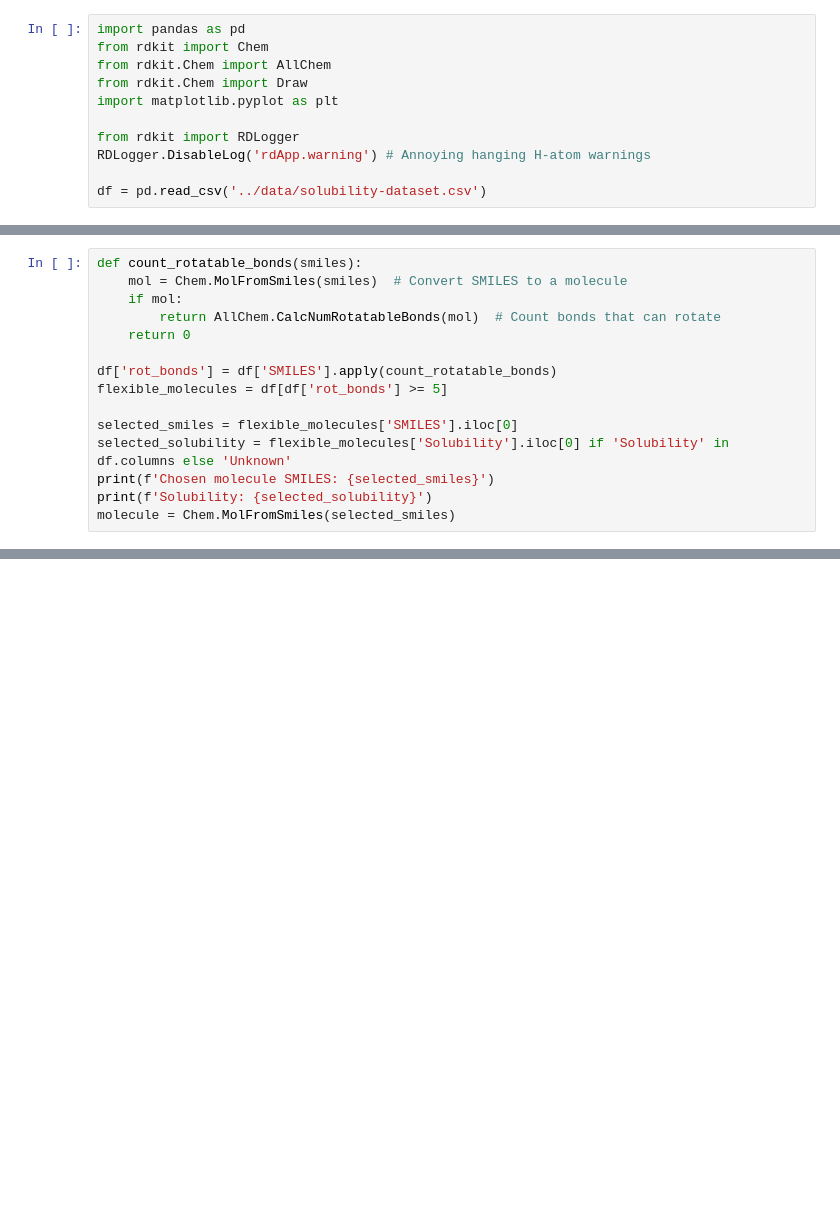
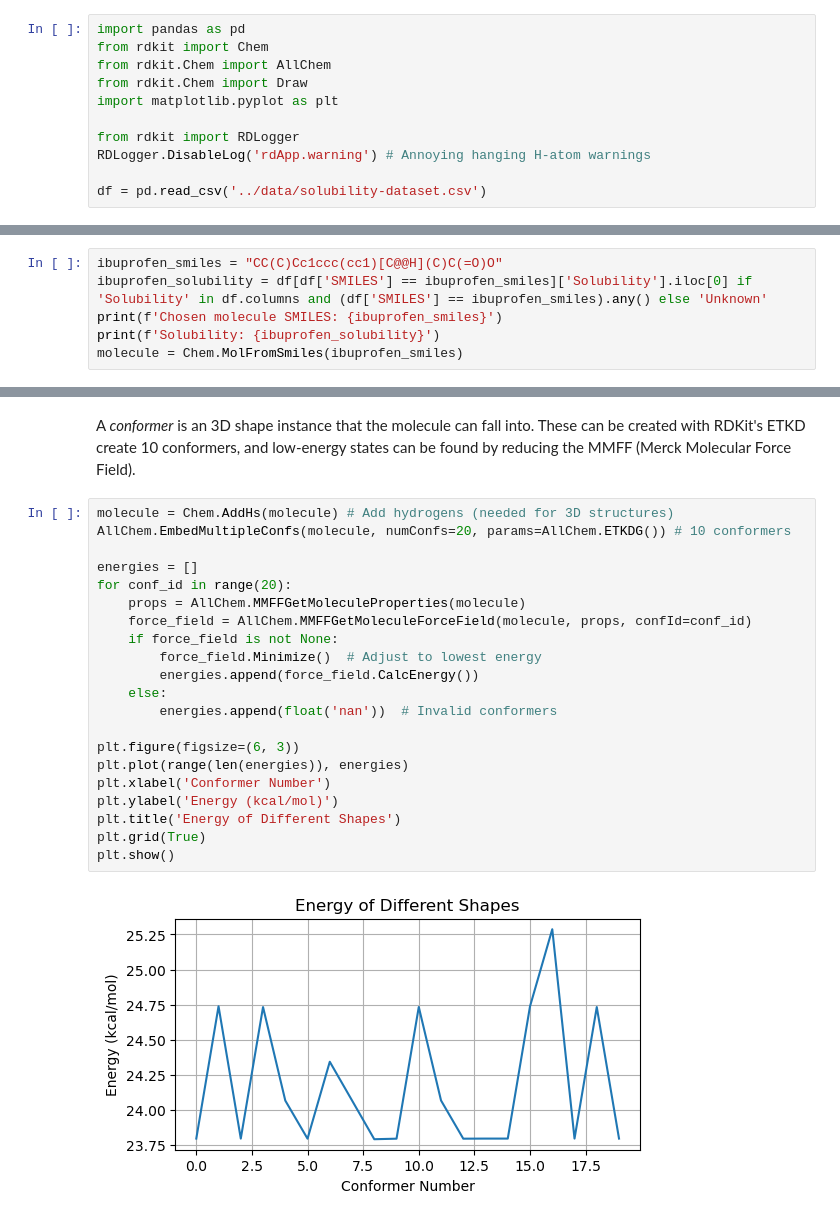
Before and after one commit to PritRaj1/GP-AqSolDB, a Jupyter notebook: notebooks/ConformationalFlexibility.ipynb, the cells around one changed output, grey strips where cells are left out. Saved outputs shown, nothing was run; the diff lists cells and outputs as text; blank space fills up the shorter version.

Commit message:
mmff minimise and visualise stable molecule

```diff
--- a/notebooks/ConformationalFlexibility.ipynb
+++ b/notebooks/ConformationalFlexibility.ipynb
@@ -18,16 +18,7 @@ AQSolDB stores SMILES strings (like 'CCO' for ethanol) for each of its molecules
 # %%
-def count_rotatable_bonds(smiles):
-    mol = Chem.MolFromSmiles(smiles)  # Convert SMILES to a molecule
-    if mol:
-        return AllChem.CalcNumRotatableBonds(mol)  # Count bonds that can rotate
-    return 0
-
-df['rot_bonds'] = df['SMILES'].apply(count_rotatable_bonds)
-flexible_molecules = df[df['rot_bonds'] >= 5]
-
-selected_smiles = flexible_molecules['SMILES'].iloc[0]
-selected_solubility = flexible_molecules['Solubility'].iloc[0] if 'Solubility' in df.columns else 'Unknown'
-print(f'Chosen molecule SMILES: {selected_smiles}')
-print(f'Solubility: {selected_solubility}')
-molecule = Chem.MolFromSmiles(selected_smiles)
+ibuprofen_smiles = "CC(C)Cc1ccc(cc1)[C@@H](C)C(=O)O"
+ibuprofen_solubility = df[df['SMILES'] == ibuprofen_smiles]['Solubility'].iloc[0] if 'Solubility' in df.columns and (df['SMILES'] == ibuprofen_smiles).any() else 'Unknown'
+print(f'Chosen molecule SMILES: {ibuprofen_smiles}')
+print(f'Solubility: {ibuprofen_solubility}')
+molecule = Chem.MolFromSmiles(ibuprofen_smiles)
 # %% [output]
@@ -53,0 +27,25 @@ Error:
+# %% [markdown]
+A *conformer* is an 3D shape instance that the molecule can fall into. These can be created with RDKit's ETKD create 10 conformers, and low-energy states can be found by reducing the MMFF (Merck Molecular Force Field).
+# %%
+molecule = Chem.AddHs(molecule) # Add hydrogens (needed for 3D structures)
+AllChem.EmbedMultipleConfs(molecule, numConfs=20, params=AllChem.ETKDG()) # 10 conformers
+
+energies = []
+for conf_id in range(20):
+    props = AllChem.MMFFGetMoleculeProperties(molecule)
+    force_field = AllChem.MMFFGetMoleculeForceField(molecule, props, confId=conf_id)
+    if force_field is not None:
+        force_field.Minimize()  # Adjust to lowest energy
+        energies.append(force_field.CalcEnergy())
+    else:
+        energies.append(float('nan'))  # Invalid conformers
+
+plt.figure(figsize=(6, 3))
+plt.plot(range(len(energies)), energies)
+plt.xlabel('Conformer Number')
+plt.ylabel('Energy (kcal/mol)')
+plt.title('Energy of Different Shapes')
+plt.grid(True)
+plt.show()
+# %% [output]
+[figure, added]
```
Also changed, not shown: parts of 4 cells of this notebook.
